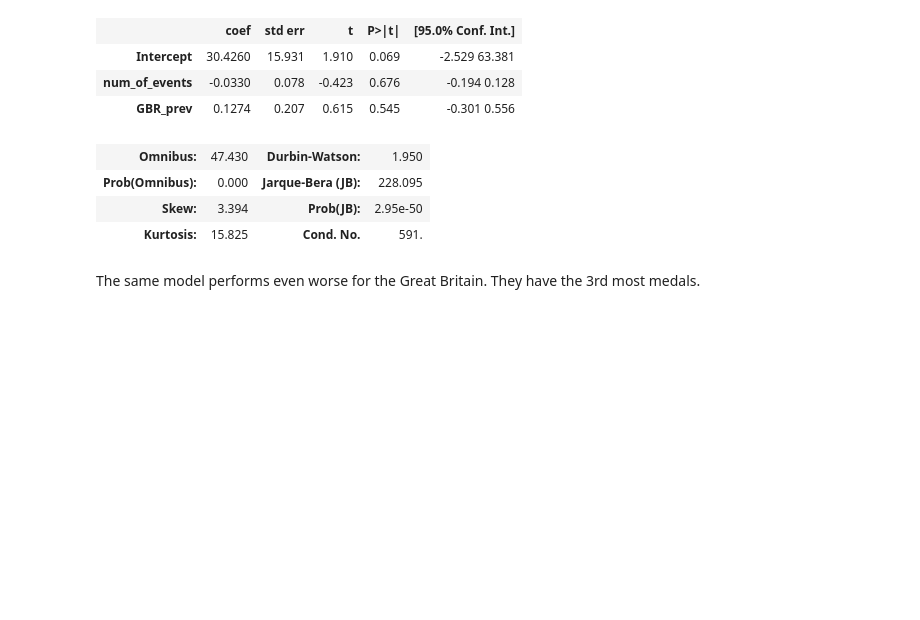
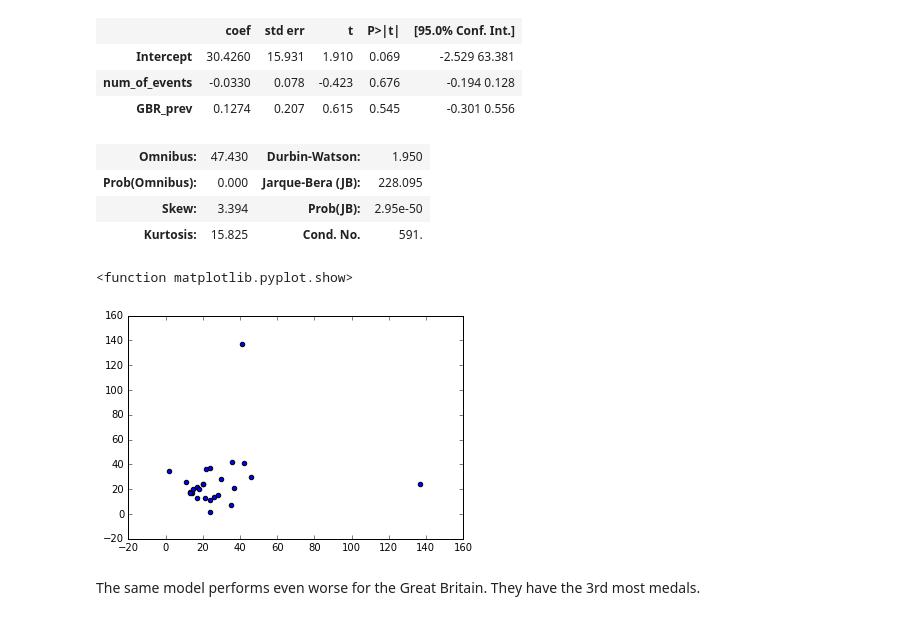
Before and after one commit to bwilson668/thinkful, a Jupyter notebook: unit-5/First Look.ipynb, the cells around one changed output. Saved outputs shown, nothing was run; the diff lists cells and outputs as text; code cells hidden in the pictures; blank space fills up the shorter version.

```diff
--- a/unit-5/First Look.ipynb
+++ b/unit-5/First Look.ipynb
@@ -114,6 +114,12 @@ OLS Regression Results
 | Prob(Omnibus): | 0.000 | Jarque-Bera (JB): | 228.095 |
 | Skew: | 3.394 | Prob(JB): | 2.95e-50 |
 | Kurtosis: | 15.825 | Cond. No. | 591. |
+# %%
+plt.scatter(df['GBR'], df['GBR_prev'])
+plt.show
+# %% [output]
+<function matplotlib.pyplot.show>
+[figure, added]
 # %% [markdown]
 The same model performs even worse for the Great Britain. They have the 3rd most medals.
 # %%
```
Also changed, not shown: parts of 1 cell of this notebook, 4 other files.
